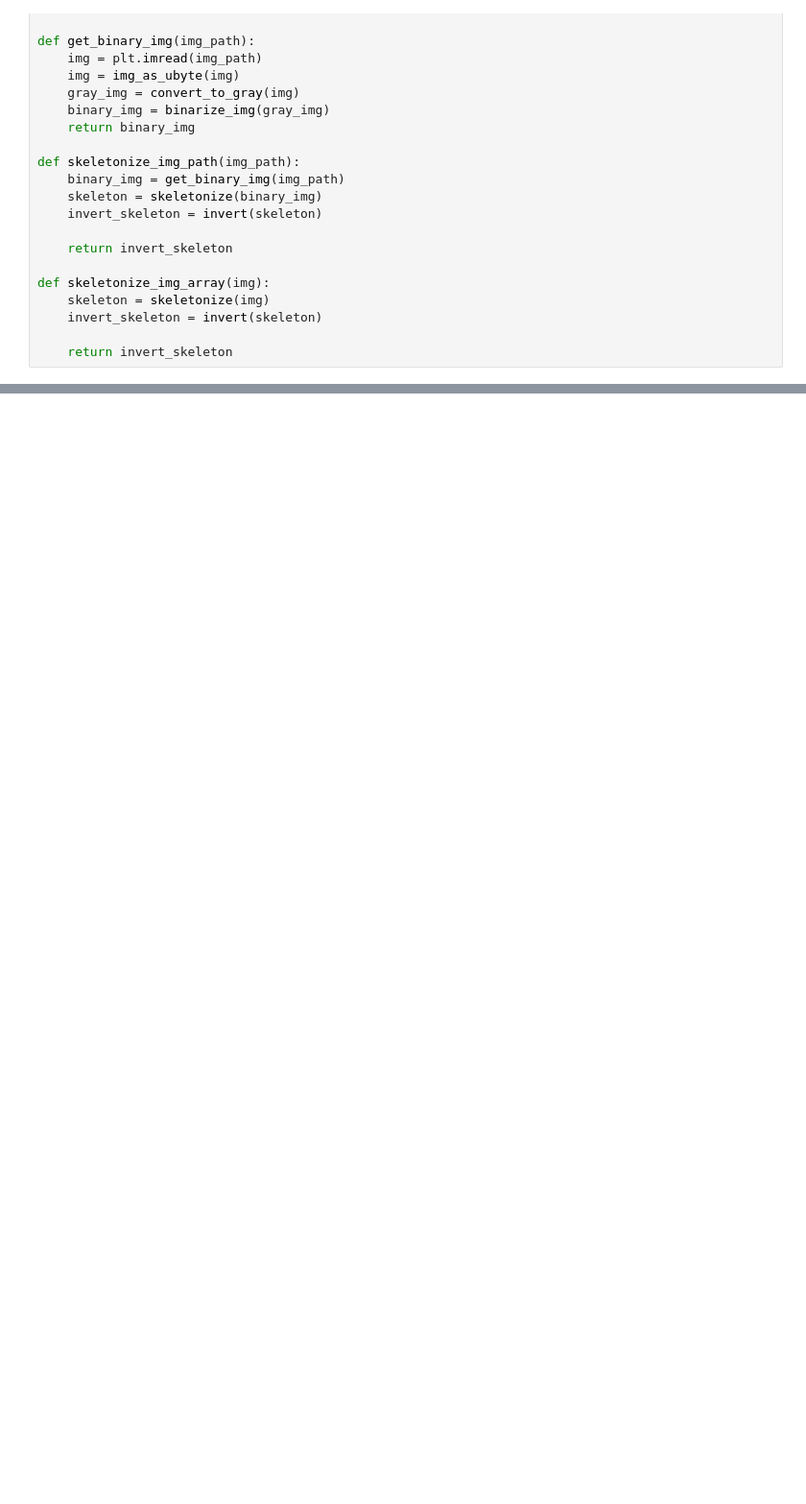
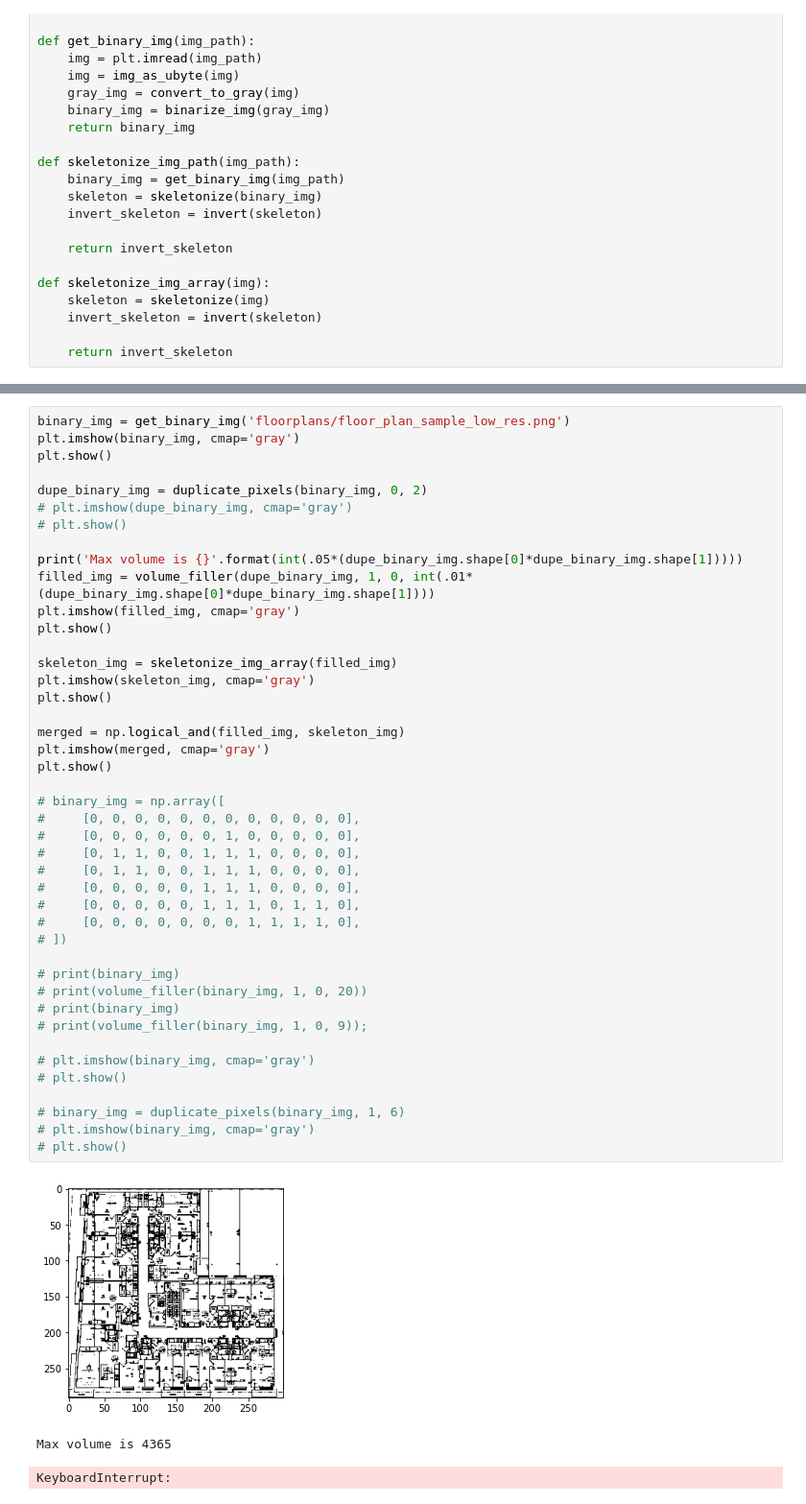
Before and after one commit to Amauris/path_extractor, a Jupyter notebook: path_extractor.ipynb, the cells around one changed output, grey strips where cells are left out. Shown: that part at 96% size. Drawn from its saved outputs; the diff is of its cells as text; blank space fills up the shorter version.

```diff
--- a/path_extractor.ipynb
+++ b/path_extractor.ipynb
@@ -76,0 +308,47 @@ plt.show()
+# %%
+binary_img = get_binary_img('floorplans/floor_plan_sample_low_res.png')
+plt.imshow(binary_img, cmap='gray')
+plt.show()
+
+dupe_binary_img = duplicate_pixels(binary_img, 0, 2)
+# plt.imshow(dupe_binary_img, cmap='gray')
+# plt.show()
+
+print('Max volume is {}'.format(int(.05*(dupe_binary_img.shape[0]*dupe_binary_img.shape[1]))))
+filled_img = volume_filler(dupe_binary_img, 1, 0, int(.01*(dupe_binary_img.shape[0]*dupe_binary_img.shape[1])))
+plt.imshow(filled_img, cmap='gray')
+plt.show()
+
+skeleton_img = skeletonize_img_array(filled_img)
+plt.imshow(skeleton_img, cmap='gray')
+plt.show()
+
+merged = np.logical_and(filled_img, skeleton_img)
+plt.imshow(merged, cmap='gray')
+plt.show()
+
+# binary_img = np.array([
+#     [0, 0, 0, 0, 0, 0, 0, 0, 0, 0, 0, 0],
+#     [0, 0, 0, 0, 0, 0, 1, 0, 0, 0, 0, 0],
+#     [0, 1, 1, 0, 0, 1, 1, 1, 0, 0, 0, 0],
+#     [0, 1, 1, 0, 0, 1, 1, 1, 0, 0, 0, 0],
+#     [0, 0, 0, 0, 0, 1, 1, 1, 0, 0, 0, 0],
+#     [0, 0, 0, 0, 0, 1, 1, 1, 0, 1, 1, 0],
+#     [0, 0, 0, 0, 0, 0, 0, 1, 1, 1, 1, 0],
+# ])
+
+# print(binary_img)
+# print(volume_filler(binary_img, 1, 0, 20))
+# print(binary_img)
+# print(volume_filler(binary_img, 1, 0, 9));
+
+# plt.imshow(binary_img, cmap='gray')
+# plt.show()
+
+# binary_img = duplicate_pixels(binary_img, 1, 6)
+# plt.imshow(binary_img, cmap='gray')
+# plt.show()
+# %% [output]
+[figure, added]
+Max volume is 4365
+KeyboardInterrupt:
```
Also changed, not shown: parts of 14 cells of this notebook.
